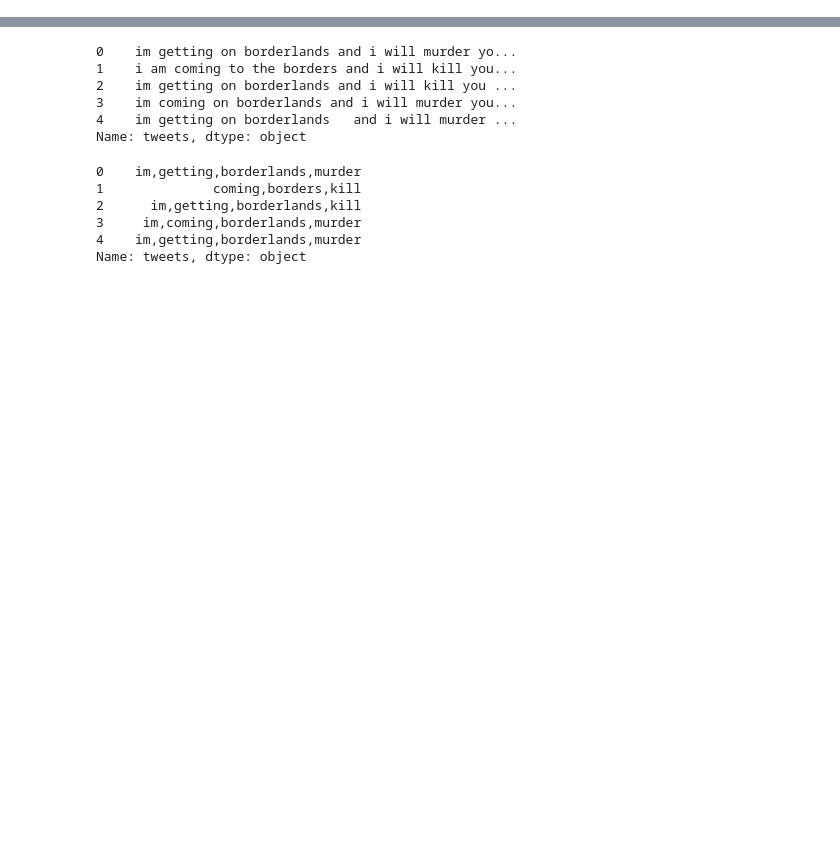
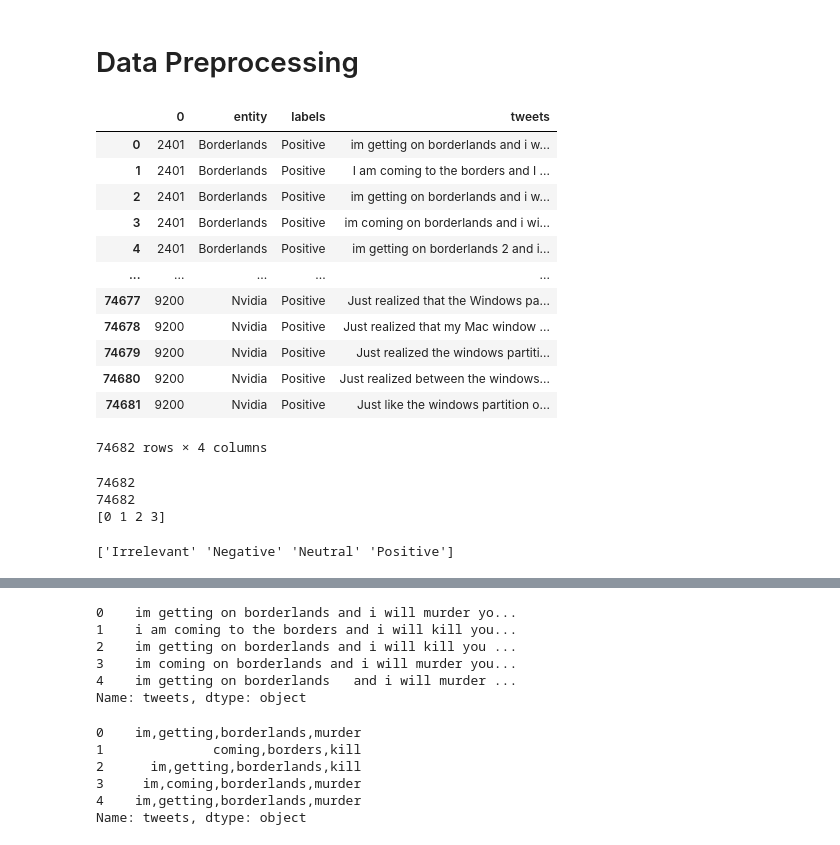
Before and after one commit to Gulhassan786/Twitter-sentiment-analysis, a Jupyter notebook: twitter-sentiment-analysis.ipynb, the cells around one changed output, grey strips where cells are left out. Saved outputs shown, nothing was run; the diff lists cells and outputs as text; code cells hidden in the pictures; blank space fills up the shorter version.

```diff
--- a/twitter-sentiment-analysis.ipynb
+++ b/twitter-sentiment-analysis.ipynb
@@ -19,0 +70,6 @@ train=pd.read_csv("/kaggle/input/twitter-entity-sentiment-analysis/twitter_train
+# %%
+# Giving columns understandible names
+train.rename(columns={2:"labels",1:"entity",3:"tweets"}, inplace=True)
+# %%
+# replacing long name to simple (PlayerUnknownsBattlegrounds(PUBG) to PUBG) for easynes
+train["entity"].replace(to_replace="PlayerUnknownsBattlegrounds(PUBG)", value="PUBG", inplace=True)
@@ -19,0 +191,18 @@ train=pd.read_csv("/kaggle/input/twitter-entity-sentiment-analysis/twitter_train
+# %% [markdown]
+# Data Preprocessing
+# %%
+train
+# %% [output]
+|  | 0 | entity | labels | tweets |
+| 0 | 2401 | Borderlands | Positive | im getting on borderlands and i w... |
+| 1 | 2401 | Borderlands | Positive | I am coming to the borders and I ... |
+| 2 | 2401 | Borderlands | Positive | im getting on borderlands and i w... |
+| 3 | 2401 | Borderlands | Positive | im coming on borderlands and i wi... |
+| 4 | 2401 | Borderlands | Positive | im getting on borderlands 2 and i... |
+| ... | ... | ... | ... | ... |
+| 74677 | 9200 | Nvidia | Positive | Just realized that the Windows pa... |
+| 74678 | 9200 | Nvidia | Positive | Just realized that my Mac window ... |
+| 74679 | 9200 | Nvidia | Positive | Just realized the windows partiti... |
+| 74680 | 9200 | Nvidia | Positive | Just realized between the windows... |
+| 74681 | 9200 | Nvidia | Positive | Just like the windows partition o... |
+74682 rows × 4 columns
@@ -20 +212,18 @@ train=pd.read_csv("/kaggle/input/twitter-entity-sentiment-analysis/twitter_train
+# %%
+print(len(y))
+print(len(X))
+
+# Encoding labels names using label encoder from sklearn.preprocessing
+encoder = LabelEncoder()
+y = encoder.fit_transform(y)
+print(np.unique(y))
+# %% [output]
+74682
+74682
+[0 1 2 3]
+# %%
+# reversing the label encoding
+print(np.unique(encoder.inverse_transform(y)))
+# %% [output]
+['Irrelevant' 'Negative' 'Neutral' 'Positive']
 # %%
```
Also changed, not shown: parts of 33 cells of this notebook.
